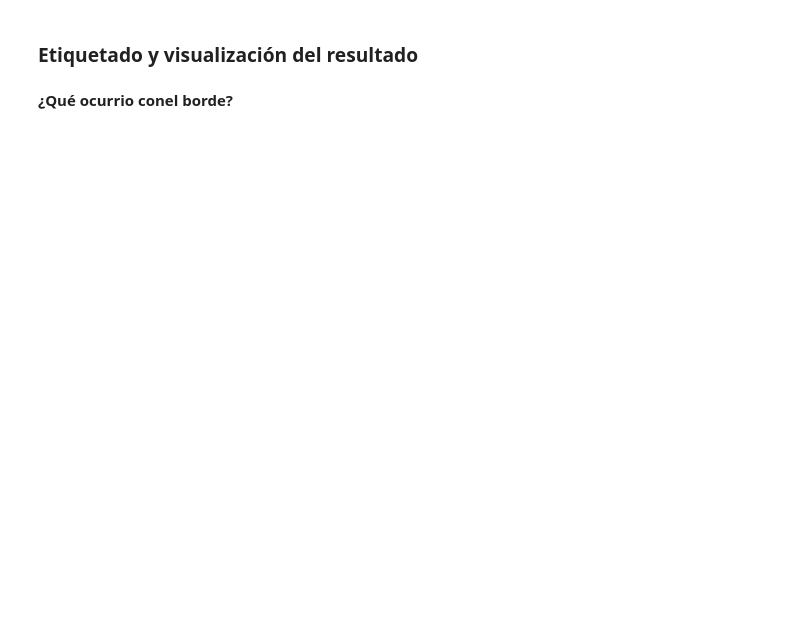
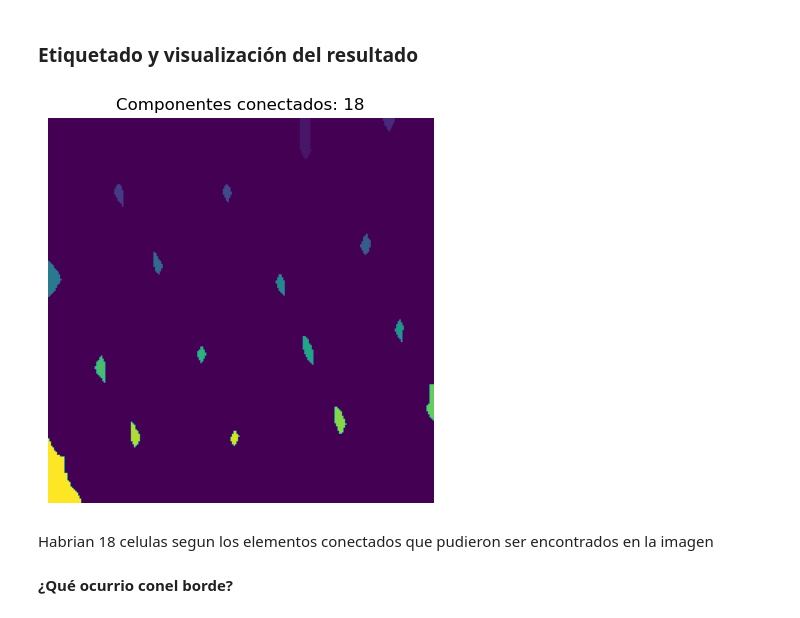
Before and after one commit to STinjaca/Talle-5, a Jupyter notebook: Taller 5 - Punto 4.ipynb, the cells around one changed output. Cells and saved outputs as stored; diff of their text form; code cells hidden in the pictures; blank space fills up the shorter version.

```diff
--- a/Taller 5 - Punto 4.ipynb
+++ b/Taller 5 - Punto 4.ipynb
@@ -79,4 +96,19 @@ plt.show()
 # %% [markdown]
 ### Etiquetado y visualización del resultado
+# %%
+connected_components = label(erosion_img, background=0, connectivity=2)
+
+unique_values = np.unique(connected_components)  # Obtiene los valores únicos
+num_unique = len(unique_values)
+
+fig, ax = plt.subplots(figsize=(10, 5))
+ax.imshow(connected_components)
+ax.set_title(f'Componentes conectados: {num_unique}')
+ax.axis('off')
+plt.show()
+# %% [output]
+[figure, added]
+# %% [markdown]
+Habrian 18 celulas segun los elementos conectados que pudieron ser encontrados en la imagen
 # %% [markdown]
 **¿Qué ocurrio conel borde?**
```
Also changed, not shown: parts of 6 cells of this notebook.
